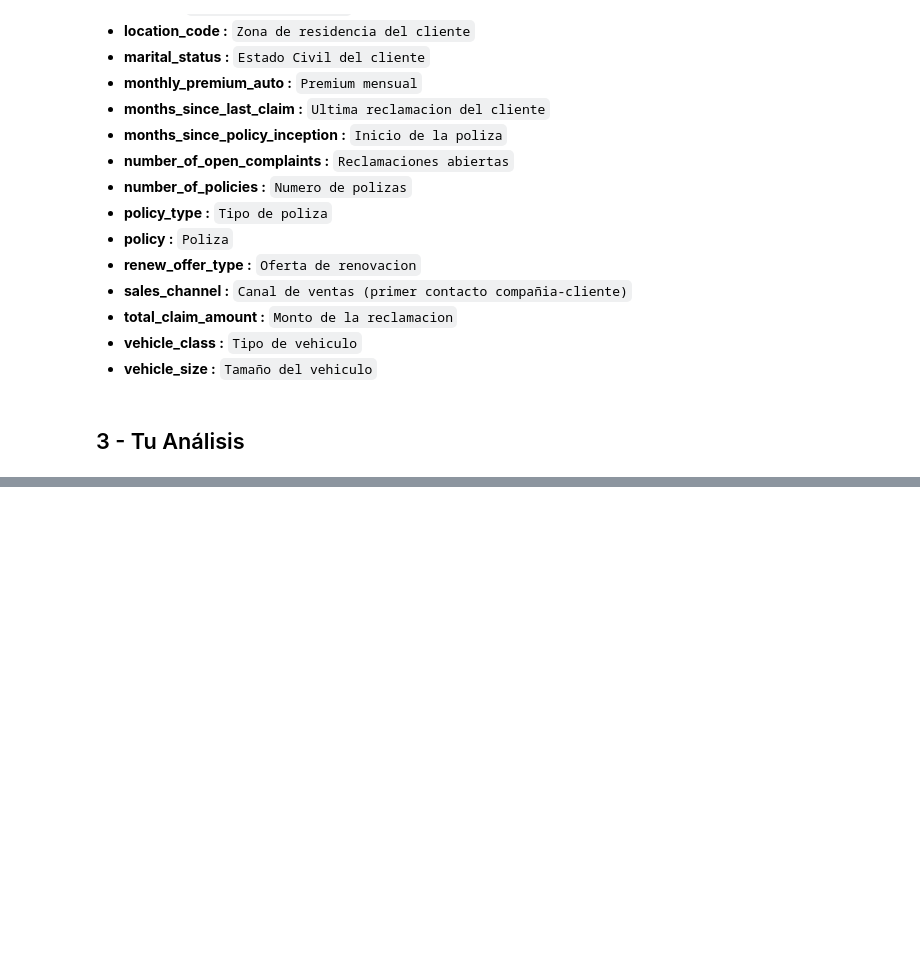
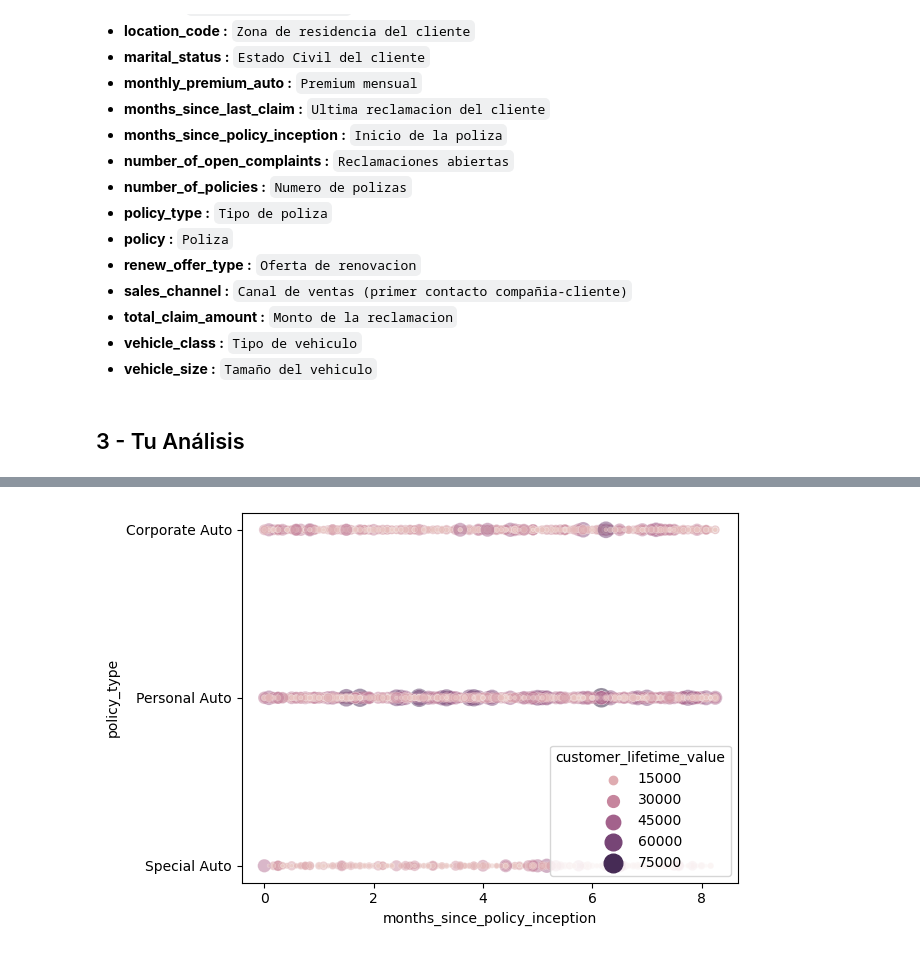
Before and after one commit to GammaTechData/Challenge-4_Real_business_case, a Jupyter notebook: main.ipynb, the cells around one changed output, grey strips where cells are left out. Saved outputs shown, nothing was run; the diff lists cells and outputs as text; code cells hidden in the pictures; blank space fills up the shorter version.

```diff
--- a/main.ipynb
+++ b/main.ipynb
@@ -68,0 +260,11 @@ data.head()
+# %%
+#8. Valor de vida del cliente vs edad y producto
+cvl_e_p = df.customer_lifetime_value
+edad1 = df.months_since_policy_inception/12
+product = df.policy_type
+
+sns.scatterplot(x=edad1, y=product, hue=cvl_e_p, data=df, size=cvl_e_p, sizes=(5,200), alpha=0.5);
+#plt.leyen(bbox_to_anchor = ( 1.02 , 1 ), loc = ' superior izquierda ', borderaxespad = 0 )
+#sns.catplot(data=df, x=edad1, y=product, hue=cvl_e_p)
+# %% [output]
+[figure, added]
```
Also changed, not shown: parts of 37 cells of this notebook.
